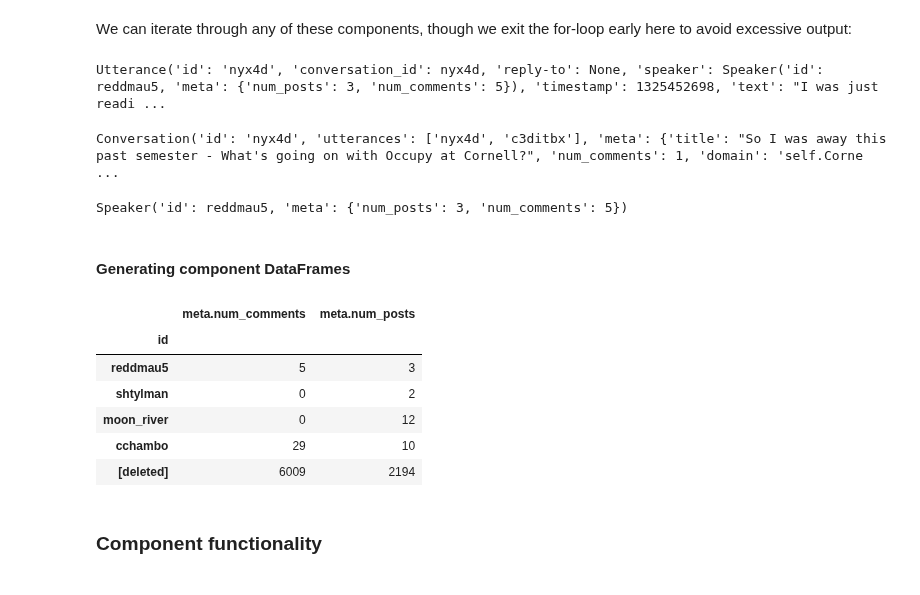
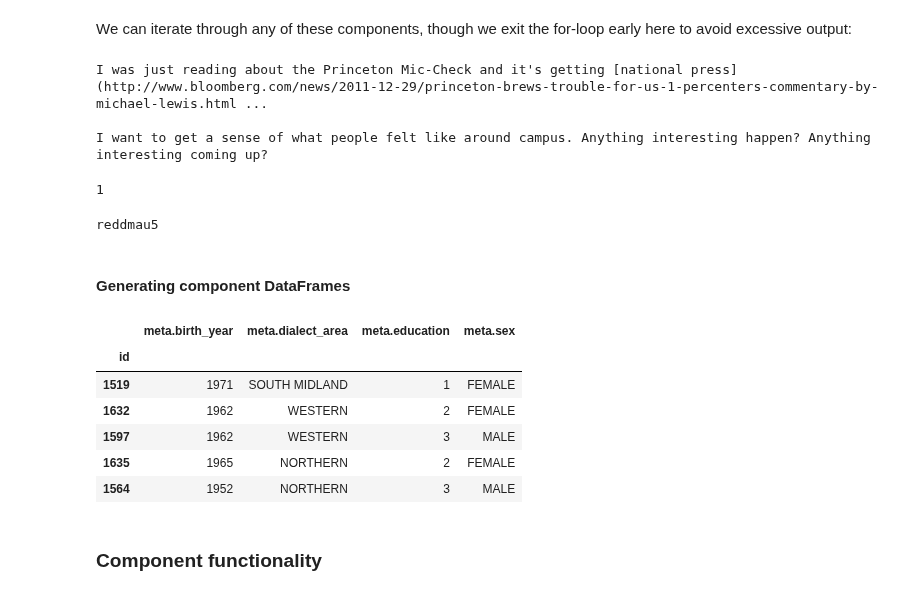
Before and after one commit to seanzhangkx8/ConvoKit, a Jupyter notebook: examples/Introduction_to_ConvoKit.ipynb, the cells around one changed output. Cells and saved outputs as stored; diff of their text form; code cells hidden in the pictures.

```diff
--- a/examples/Introduction_to_ConvoKit.ipynb
+++ b/examples/Introduction_to_ConvoKit.ipynb
@@ -37,0 +41,2 @@ Dataset already exists at /Users/calebchiam/.convokit/downloads/subreddit-Cornel
+# %%
+switchboard_corpus = Corpus(download('switchboard-corpus'))
@@ -142,37 +159,39 @@ True
 We can iterate through any of these components, though we exit the for-loop early here to avoid excessive output:
 # %%
 for utt in corpus.iter_utterances():
-    print(utt)
+    print(utt.text)
     break
 # %% [output]
-Utterance('id': 'nyx4d', 'conversation_id': nyx4d, 'reply-to': None, 'speaker': Speaker('id': reddmau5, 'meta': {'num_posts': 3, 'num_comments': 5}), 'timestamp': 1325452698, 'text': "I was just readi ...
+I was just reading about the Princeton Mic-Check and it's getting [national press](http://www.bloomberg.com/news/2011-12-29/princeton-brews-trouble-for-us-1-percenters-commentary-by-michael-lewis.html ...
+
+I want to get a sense of what people felt like around campus. Anything interesting happen? Anything interesting coming up?
 # %%
 for convo in corpus.iter_conversations():
-    print(convo)
+    print(convo.meta['num_comments'])
     break
 # %% [output]
-Conversation('id': 'nyx4d', 'utterances': ['nyx4d', 'c3ditbx'], 'meta': {'title': "So I was away this past semester - What's going on with Occupy at Cornell?", 'num_comments': 1, 'domain': 'self.Corne ...
+1
 # %%
 for speaker in corpus.iter_speakers():
-    print(speaker)
+    print(speaker.id)
     break
 # %% [output]
-Speaker('id': reddmau5, 'meta': {'num_posts': 3, 'num_comments': 5})
+reddmau5
 # %% [markdown]
 #### Generating component DataFrames
 # %%
 # We can even generate dataframes of each component
-corpus.get_speakers_dataframe().head()
+switchboard_corpus.get_speakers_dataframe().head()
 # corpus.get_utterances_dataframe()
 # corpus.get_conversations_dataframe()
 # %% [output]
-|  | meta.num_comments | meta.num_posts |
-| id |  |  |
-| reddmau5 | 5 | 3 |
-| shtylman | 0 | 2 |
-| moon_river | 0 | 12 |
-| cchambo | 29 | 10 |
-| [deleted] | 6009 | 2194 |
+|  | meta.birth_year | meta.dialect_area | meta.education | meta.sex |
+| id |  |  |  |  |
+| 1519 | 1971 | SOUTH MIDLAND | 1 | FEMALE |
+| 1632 | 1962 | WESTERN | 2 | FEMALE |
+| 1597 | 1962 | WESTERN | 3 | MALE |
+| 1635 | 1965 | NORTHERN | 2 | FEMALE |
+| 1564 | 1952 | NORTHERN | 3 | MALE |
 # %% [markdown]
 ### Component functionality
 # %% [markdown]
```
Also changed, not shown: parts of 27 cells of this notebook, 1 other file.
